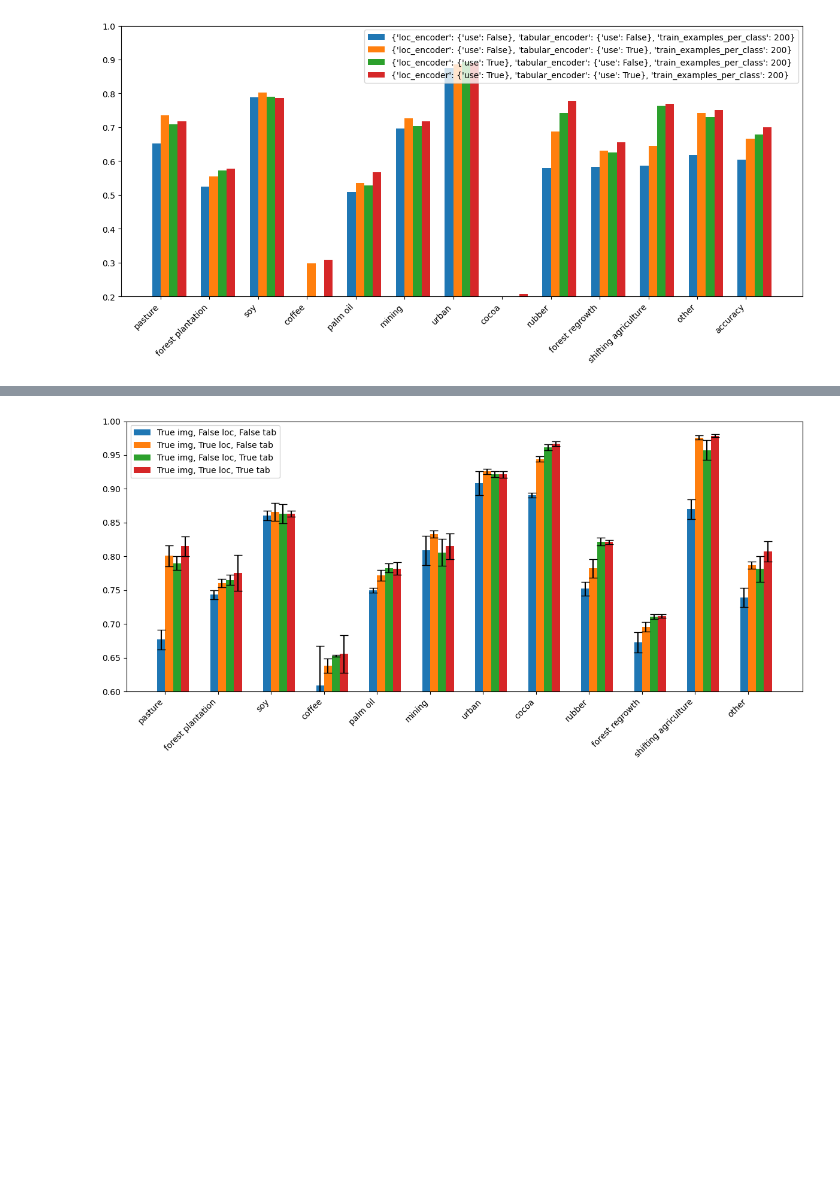
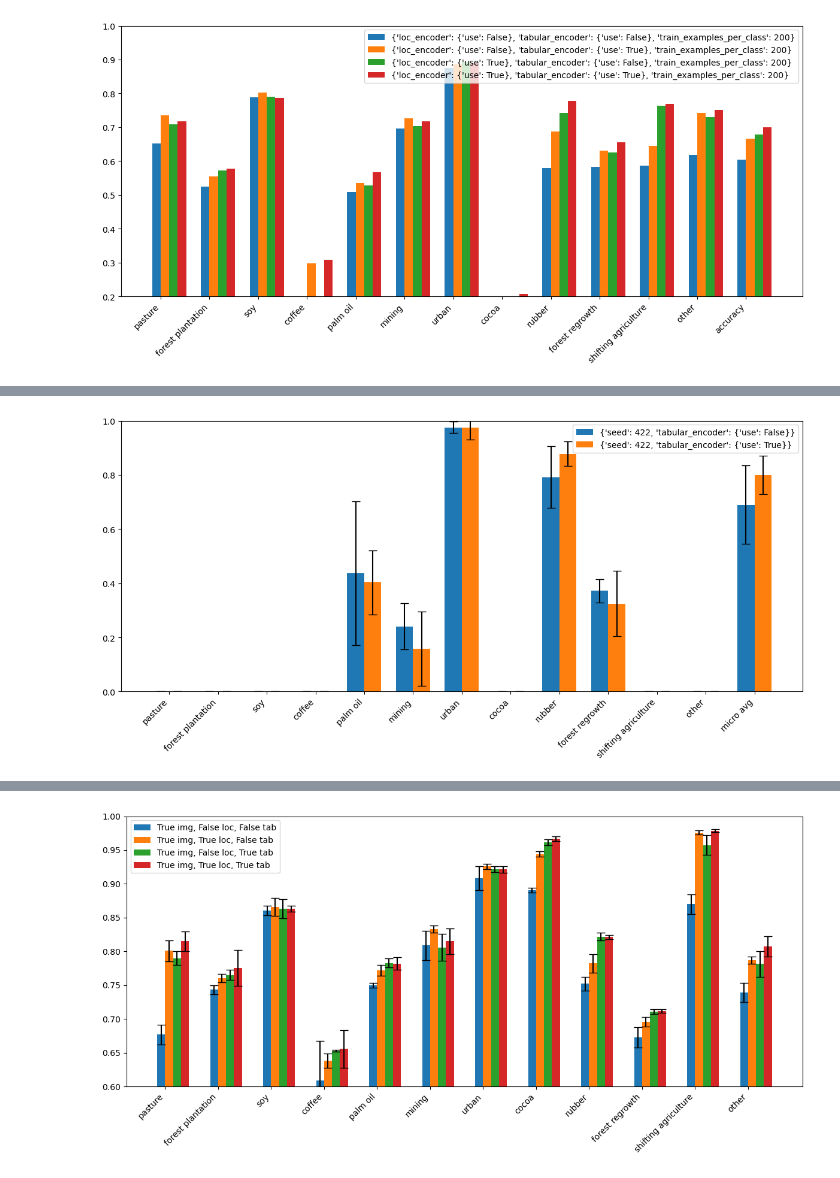
Before and after one commit to janpisl/location-encoding, a Jupyter notebook: notebooks/wandb-eval-on-test.ipynb, the cells around one changed output, grey strips where cells are left out. Cells and saved outputs as stored; diff of their text form; code cells hidden in the pictures; blank space fills up the shorter version.

```diff
--- a/notebooks/wandb-eval-on-test.ipynb
+++ b/notebooks/wandb-eval-on-test.ipynb
@@ -342,3 +333,11 @@ plot_metrics(models_50_per_class)
 plot_metrics(models_200_per_class)
 # %% [output]
 [figure]
+# %%
+from sklearn.metrics import classification_report
+
+
+from model.dataset import LABEL_MAPPING
+
+CLASS_INDICES = [value for key, value in LABEL_MAPPING.items()]
+CLASS_NAMES = [key for key in LABEL_MAPPING.keys()]
@@ -344,0 +346,9 @@ plot_metrics(models_200_per_class)
+# %%
+model = models[0]
+_country = 'Costa Rica'
+country_indices = labels.loc[labels.country == _country].index.tolist()
+country_targets =  labels.loc[labels.country == _country].driver.map(LABEL_MAPPING).to_numpy()
+country_predictions = model['predictions'][country_indices]
+
+_metrics = classification_report(country_targets, country_predictions, output_dict=True,labels=CLASS_INDICES,target_names=CLASS_NAMES,zero_division=0)
+pd.DataFrame(_metrics)
@@ -344,0 +434,4 @@ plot_metrics(models_200_per_class)
+# %%
+plot_metrics(performance_per_configuration_per_country['Cambodia'], metric='micro avg', ylim=(0,1))
+# %% [output]
+[figure, added]
```
Also changed, not shown: parts of 33 cells of this notebook, 9 other files.
